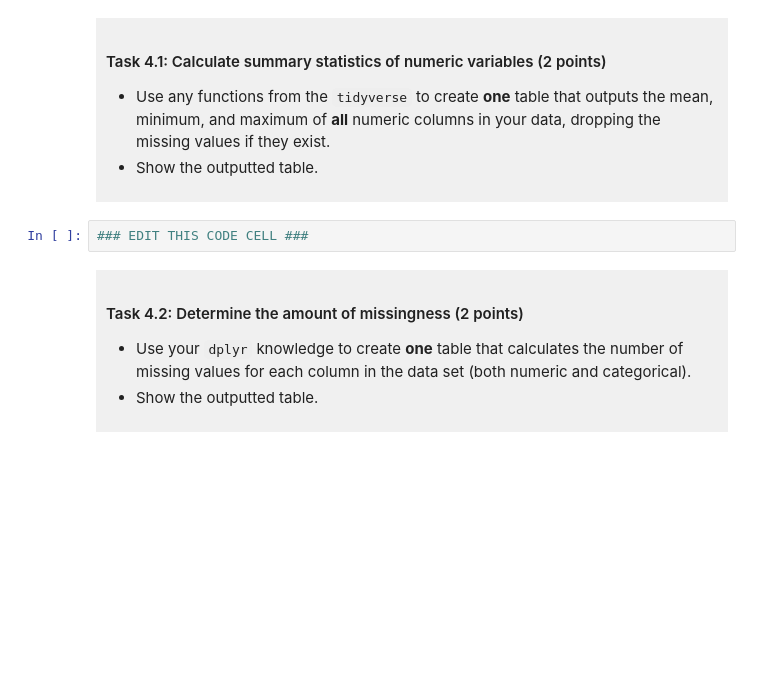
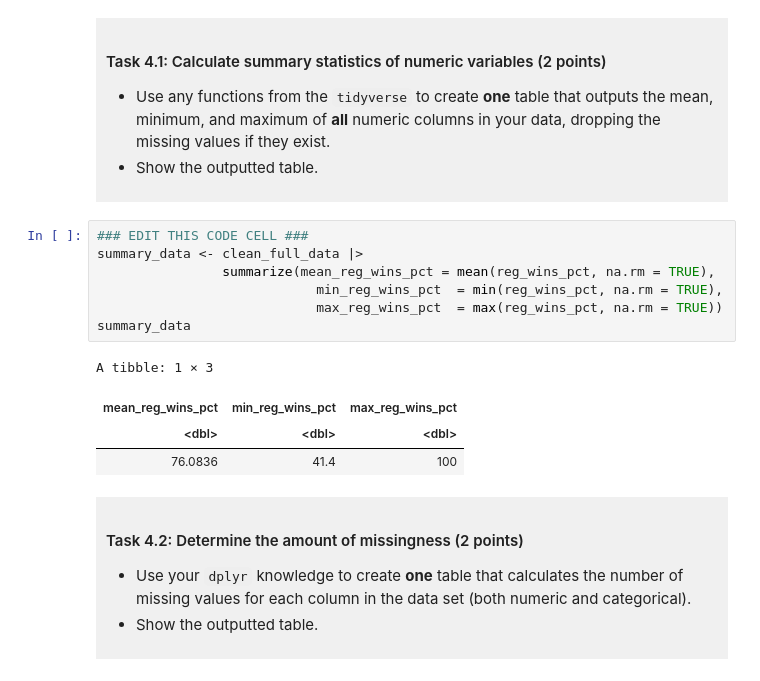
Before and after one commit to Avin-mo/dsci-100-project-avin-motie, a Jupyter notebook: dsci-100-project-notebook.ipynb, the cells around one changed output. Drawn from its saved outputs; the diff is of its cells as text; blank space fills up the shorter version.

```diff
--- a/dsci-100-project-notebook.ipynb
+++ b/dsci-100-project-notebook.ipynb
@@ -261,6 +271,16 @@ You will refine your research question (if needed) and produce a tidy data set.
 </div>
 # %%
 ### EDIT THIS CODE CELL ###
+summary_data <- clean_full_data |>
+                summarize(mean_reg_wins_pct = mean(reg_wins_pct, na.rm = TRUE),
+                            min_reg_wins_pct  = min(reg_wins_pct, na.rm = TRUE),
+                            max_reg_wins_pct  = max(reg_wins_pct, na.rm = TRUE))
+summary_data
+# %% [output]
+A tibble: 1 × 3
+| mean_reg_wins_pct | min_reg_wins_pct | max_reg_wins_pct |
+| <dbl> | <dbl> | <dbl> |
+| 76.0836 | 41.4 | 100 |
 # %% [markdown]
 <div style="background-color: #f0f0f0; padding: 10px;">
 
```
Also changed, not shown: parts of 3 cells of this notebook.
